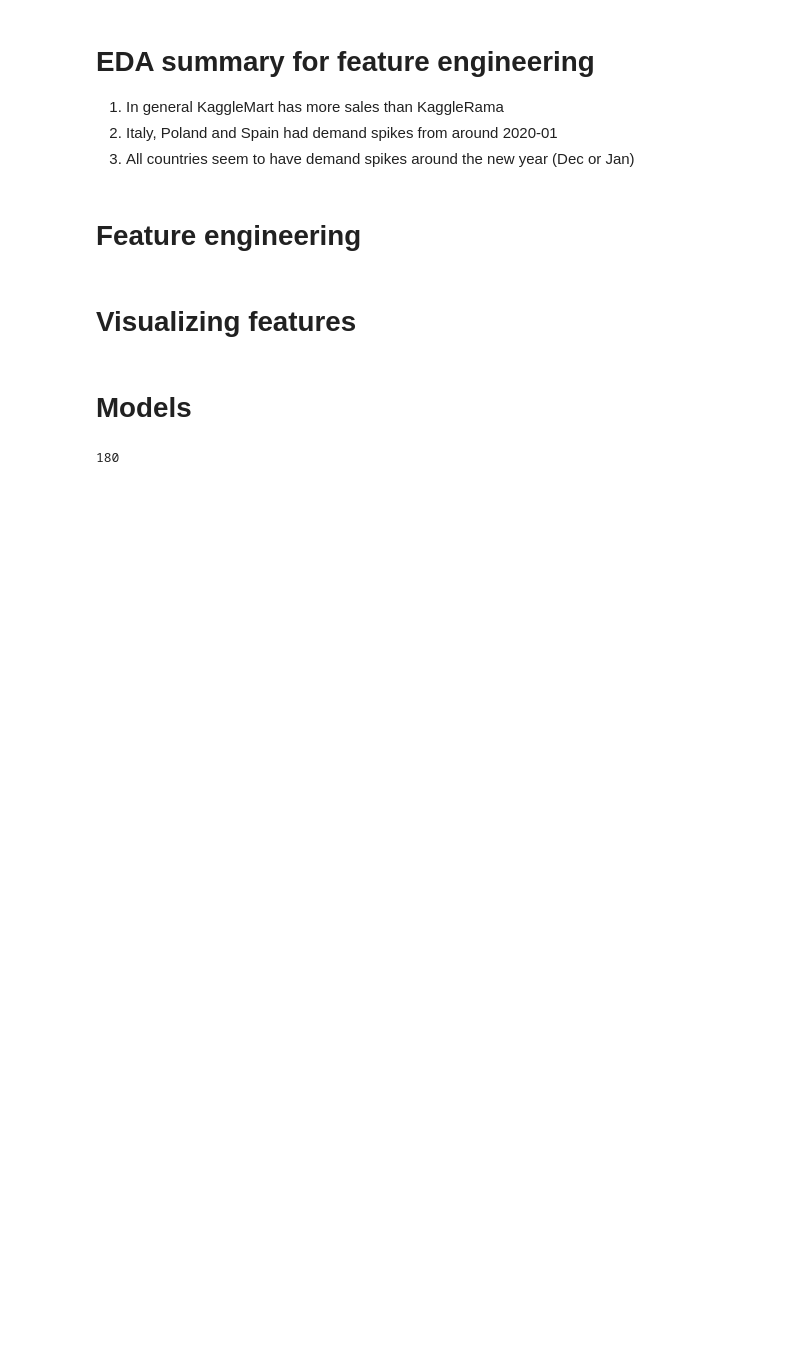
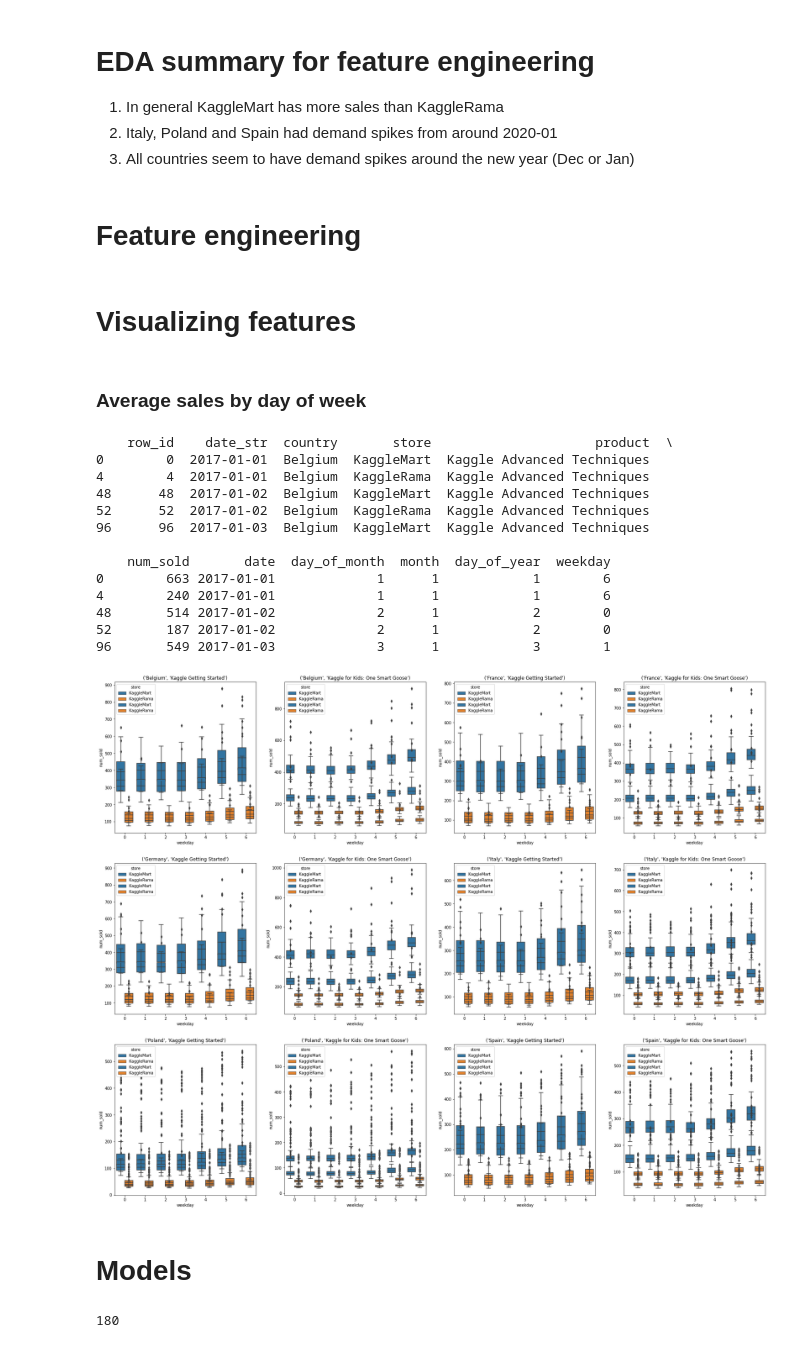
Before and after one commit to nayefahmad/kaggle-tabular-playground, a Jupyter notebook: 01-eda.ipynb, the cells around one changed output. Cells and saved outputs as stored; diff of their text form; code cells hidden in the pictures; blank space fills up the shorter version.

Commit message:
Kaggle Notebook | 01_eda | Version 26

```diff
--- a/01-eda.ipynb
+++ b/01-eda.ipynb
@@ -274,6 +276,50 @@ feature_steps = {
 }
 # %% [markdown]
 # Visualizing features
+# %% [markdown]
+### Average sales by day of week
+# %%
+df_grouped_store = df_train.groupby(['country', 'product'])
+assert len(df_grouped_store) == 24
+
+fig = plt.figure(figsize=(30, 50))
+
+for n, group_tuple in enumerate(df_grouped_store):
+    key = group_tuple[0]
+    df = group_tuple[1]
+    plot_num = math.ceil((n + 1)/2)
+
+    if n == 0:
+        print(df.head())
+
+
+    ax = plt.subplot(6, 4, plot_num)
+
+    (
+        sns.boxplot(x='weekday',
+                    y='num_sold',
+                    hue='store',
+                    data=df,
+                    ax=ax)
+        .set(title=key)
+    )
+
+# todo: this doesn't look right
+# %% [output]
+    row_id    date_str  country       store                     product  \
+0        0  2017-01-01  Belgium  KaggleMart  Kaggle Advanced Techniques
+4        4  2017-01-01  Belgium  KaggleRama  Kaggle Advanced Techniques
+48      48  2017-01-02  Belgium  KaggleMart  Kaggle Advanced Techniques
+52      52  2017-01-02  Belgium  KaggleRama  Kaggle Advanced Techniques
+96      96  2017-01-03  Belgium  KaggleMart  Kaggle Advanced Techniques
+
+    num_sold       date  day_of_month  month  day_of_year  weekday
+0        663 2017-01-01             1      1            1        6
+4        240 2017-01-01             1      1            1        6
+48       514 2017-01-02             2      1            2        0
+52       187 2017-01-02             2      1            2        0
+96       549 2017-01-03             3      1            3        1
+[figure, added]
 # %% [markdown]
 # Models
 # %%
```
Also changed, not shown: parts of 2 cells of this notebook.
